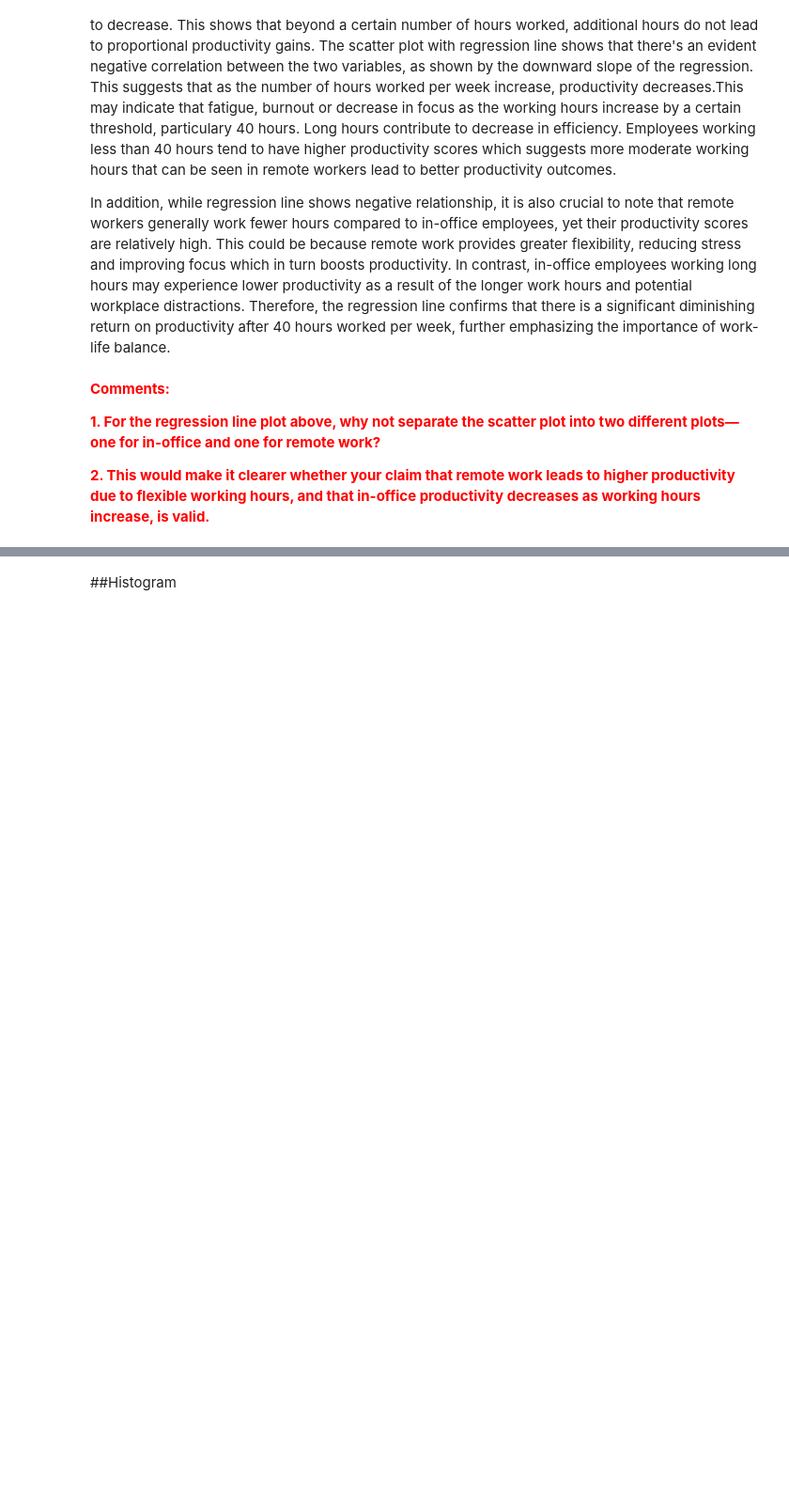
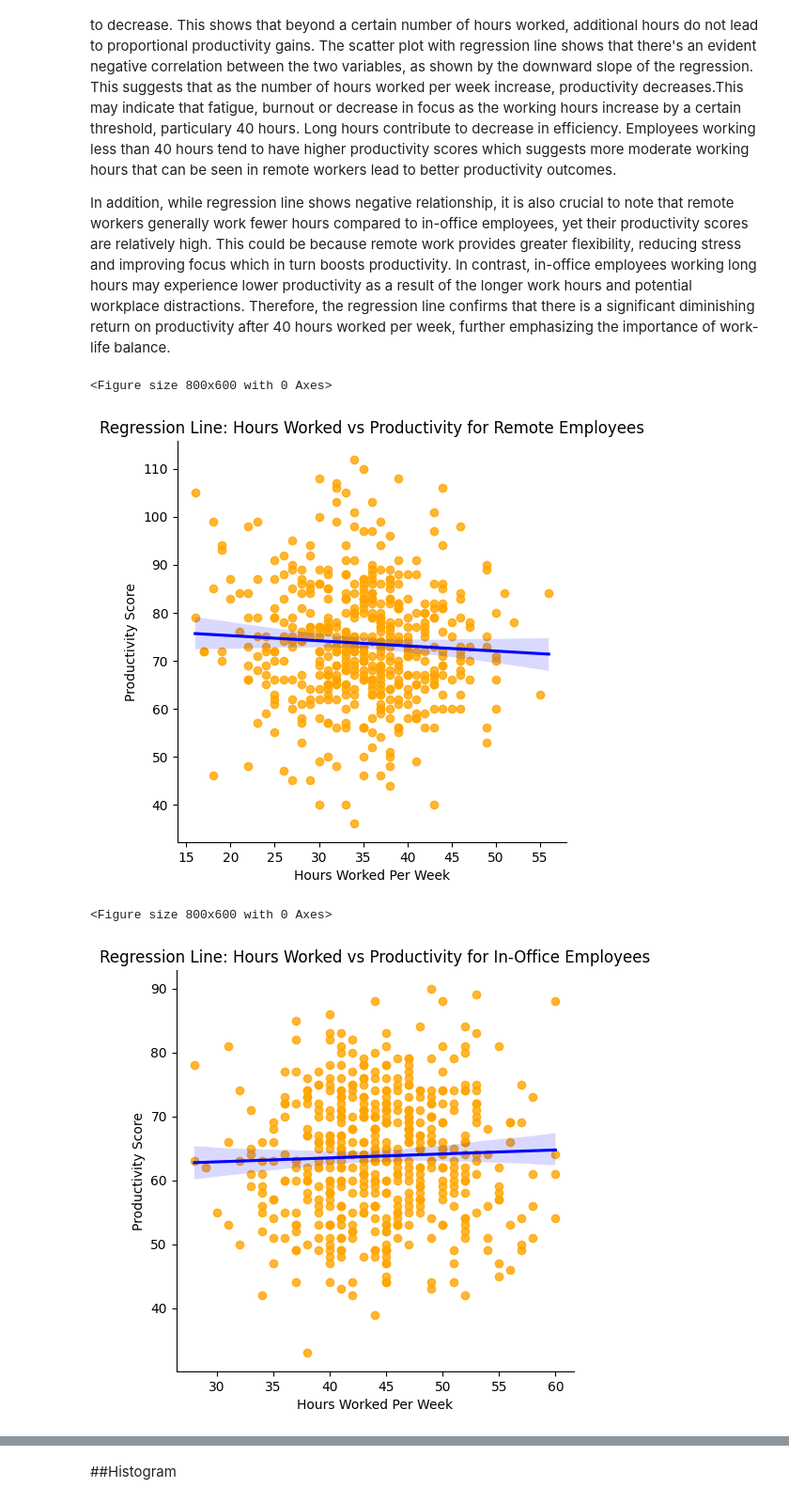
Before and after one commit to P146737/Remote_Work_Productivity_Analysis, a Jupyter notebook: Remote_Work_Productivity_Analysis_(P146737).ipynb, the cells around one changed output, grey strips where cells are left out. Shown at 94% size. Saved outputs shown, nothing was run; the diff lists cells and outputs as text; code cells hidden in the pictures; blank space fills up the shorter version.

Commit message:
Add files via upload
Updated information on Remote Work Productivity Analysis

```diff
--- a/Remote_Work_Productivity_Analysis_(P146737).ipynb
+++ b/Remote_Work_Productivity_Analysis_(P146737).ipynb
@@ -332,9 +330,39 @@ plt.show()
 Scatter plot visualizes the relationship between hours worked per week and productivity scores. It appears that as hours worked increase beyond a certain point (around 40 hours), productivity tends to decrease. This shows that beyond a certain number of hours worked, additional hours do not lead to proportional productivity gains. The scatter plot with regression line shows that there's an evident negative correlation between the two variables, as shown by the downward slope of the regression. This suggests that as the number of hours worked per week increase, productivity decreases.This may indicate that fatigue, burnout or decrease in focus as the working hours increase by a certain threshold, particulary 40 hours. Long hours contribute to decrease in efficiency. Employees working less than 40 hours tend to have higher productivity scores which suggests more moderate working hours that can be seen in remote workers lead to better productivity outcomes.
 
 In addition, while regression line shows negative relationship, it is also crucial to note that remote workers generally work fewer hours compared to in-office employees, yet their productivity scores are relatively high. This could be because remote work provides greater flexibility, reducing stress and improving focus which in turn boosts productivity. In contrast, in-office employees working long hours may experience lower productivity as a result of the longer work hours and potential workplace distractions. Therefore, the regression line confirms that there is a significant diminishing return on productivity after 40 hours worked per week, further emphasizing the importance of work-life balance.
-# %% [markdown]
-<font color='red'>**Comments:**
-
-<font color='red'>**1. For the regression line plot above, why not separate the scatter plot into two different plots—one for in-office and one for remote work?**
-
-<font color='red'>**2. This would make it clearer whether your claim that remote work leads to higher productivity due to flexible working hours, and that in-office productivity decreases as working hours increase, is valid.**
+# %%
+#scatterplot with regression line for remote workers
+plt.figure(figsize=(8,6))
+sns.lmplot(data=df[df["Employment_Type"]=="Remote"],x='Hours_Worked_Per_Week',y='Productivity_Score',
+                scatter_kws={'color':'orange'},line_kws={'color':'blue'})
+
+#set the title of the plot
+plt.title('Regression Line: Hours Worked vs Productivity for Remote Employees')
+
+#set labels for x-axis and y-axis
+plt.xlabel('Hours Worked Per Week')
+plt.ylabel('Productivity Score')
+
+#display the plot
+plt.show()
+
+
+#scatterplot with regression line for in-office employees
+plt.figure(figsize=(8,6))
+sns.lmplot(data=df[df["Employment_Type"]=="In-Office"],x='Hours_Worked_Per_Week',y='Productivity_Score',
+                scatter_kws={'color':'orange'},line_kws={'color':'blue'})
+
+#set the title of the plot
+plt.title('Regression Line: Hours Worked vs Productivity for In-Office Employees')
+
+#set labels for x-axis and y-axis
+plt.xlabel('Hours Worked Per Week')
+plt.ylabel('Productivity Score')
+
+#display the plot
+plt.show()
+# %% [output]
+<Figure size 800x600 with 0 Axes>
+[figure, added]
+<Figure size 800x600 with 0 Axes>
+[figure, added]
```
Also changed, not shown: parts of 10 cells of this notebook.
